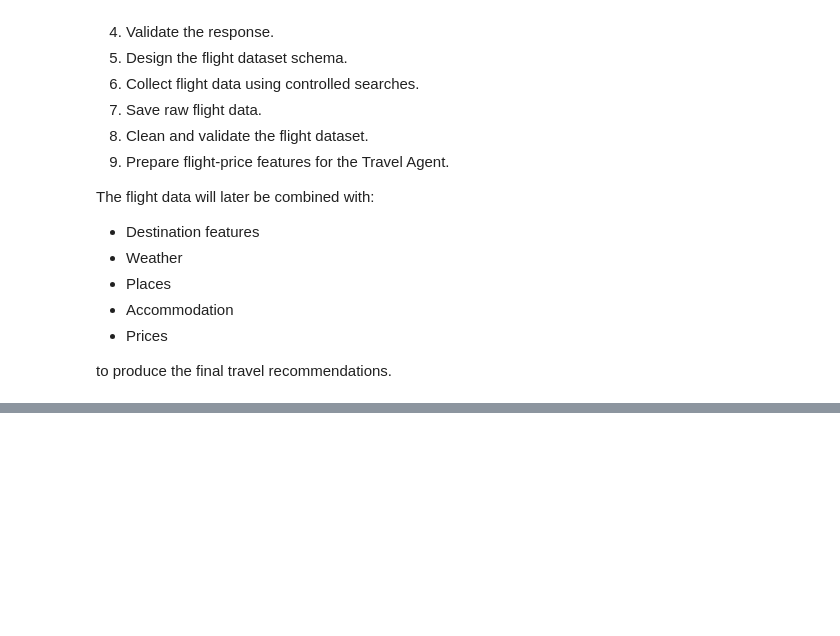
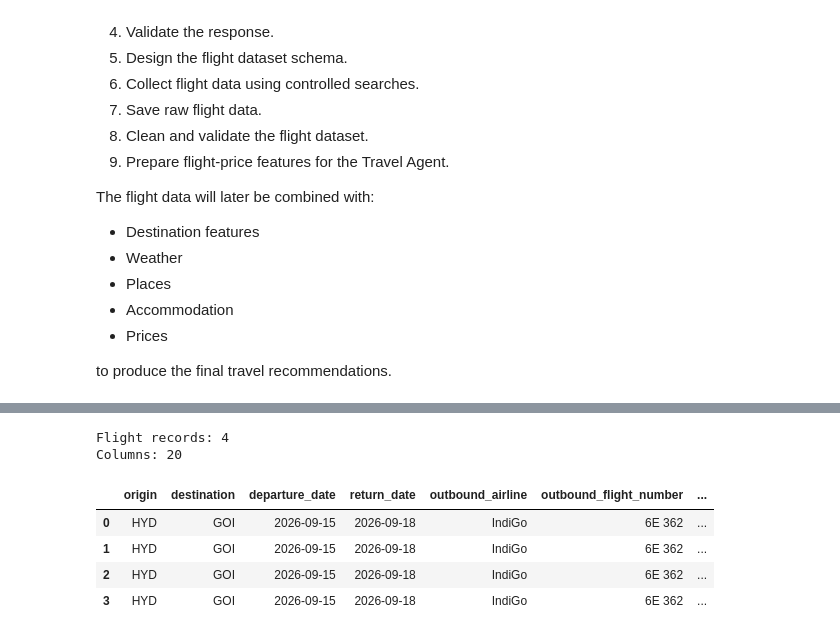
Before and after one commit to rushindrareddyyasa/Travel_Agent, a Jupyter notebook: notebooks/03_Flight_Data.ipynb, the cells around one changed output, grey strips where cells are left out. Drawn from its saved outputs; the diff is of its cells as text; code cells hidden in the pictures; blank space fills up the shorter version.

```diff
--- a/notebooks/03_Flight_Data.ipynb
+++ b/notebooks/03_Flight_Data.ipynb
@@ -126,0 +1165,20 @@ to produce the final travel recommendations.
+# %%
+# Create the master dataframe for all flight records
+
+flights_master = pd.DataFrame(
+    goa_records,
+    columns=flight_columns
+)
+
+print("Flight records:", len(flights_master))
+print("Columns:", len(flights_master.columns))
+
+display(flights_master)
+# %% [output]
+Flight records: 4
+Columns: 20
+|  | origin | destination | departure_date | return_date | outbound_airline | outbound_flight_number | ... |
+| 0 | HYD | GOI | 2026-09-15 | 2026-09-18 | IndiGo | 6E 362 | ... |
+| 1 | HYD | GOI | 2026-09-15 | 2026-09-18 | IndiGo | 6E 362 | ... |
+| 2 | HYD | GOI | 2026-09-15 | 2026-09-18 | IndiGo | 6E 362 | ... |
+| 3 | HYD | GOI | 2026-09-15 | 2026-09-18 | IndiGo | 6E 362 | ... |
```
Also changed, not shown: parts of 47 cells of this notebook, 3 other files.
